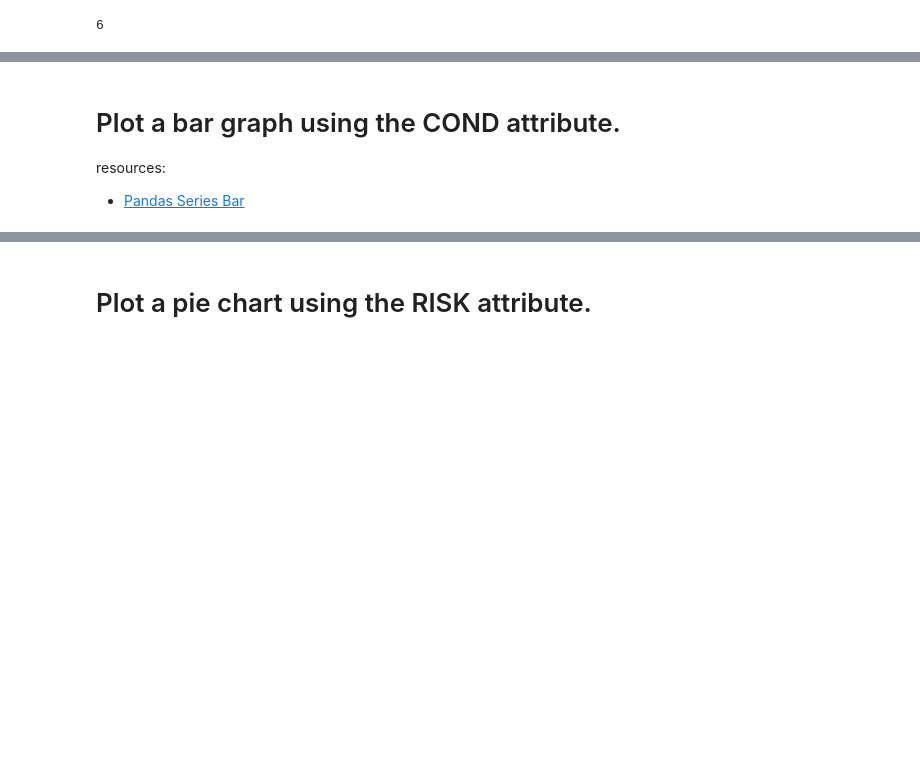
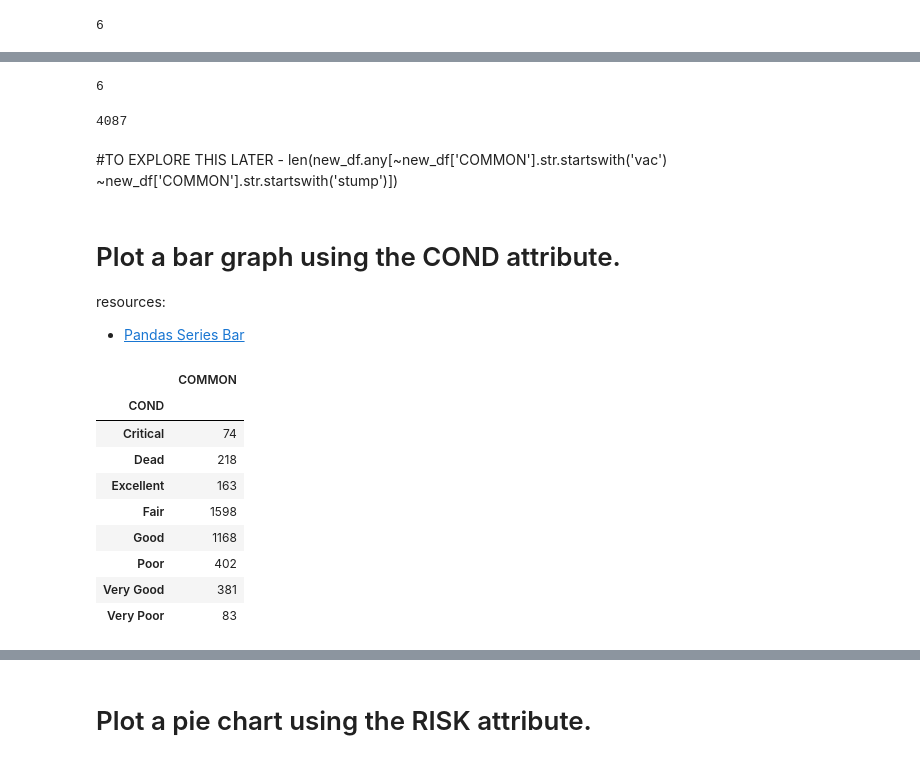
Before and after one commit to keerthiballa/DataEngineering.Labs.CityOfNewarkDETreeSurvey, a Jupyter notebook: newark_de_tree_survey.ipynb, the cells around one changed output, grey strips where cells are left out. Cells and saved outputs as stored; diff of their text form; code cells hidden in the pictures; blank space fills up the shorter version.

```diff
--- a/newark_de_tree_survey.ipynb
+++ b/newark_de_tree_survey.ipynb
@@ -138,3 +138,14 @@ len(new_df[new_df['COMMON'] == 'vacant site, large'])
+# %%
+len(new_df[new_df['COMMON'].str.startswith('vac')])
+# %% [output]
+6
+# %%
+# Do these number add up?
+len(new_df) - len(new_df[new_df['COMMON'].str.startswith('vac')]) - len(new_df[new_df['COMMON'].str.startswith('stump')])
+# %% [output]
+4087
+# %% [markdown]
+#TO EXPLORE THIS LATER - len(new_df.any[~new_df['COMMON'].str.startswith('vac') ~new_df['COMMON'].str.startswith('stump')])
 # %% [markdown]
 # Plot a bar graph using the COND attribute.
 
@@ -144,0 +157,13 @@ resources:
+# %%
+new_df_bar
+# %% [output]
+|  | COMMON |
+| COND |  |
+| Critical | 74 |
+| Dead | 218 |
+| Excellent | 163 |
+| Fair | 1598 |
+| Good | 1168 |
+| Poor | 402 |
+| Very Good | 381 |
+| Very Poor | 83 |
```
Also changed, not shown: parts of 15 cells of this notebook.
